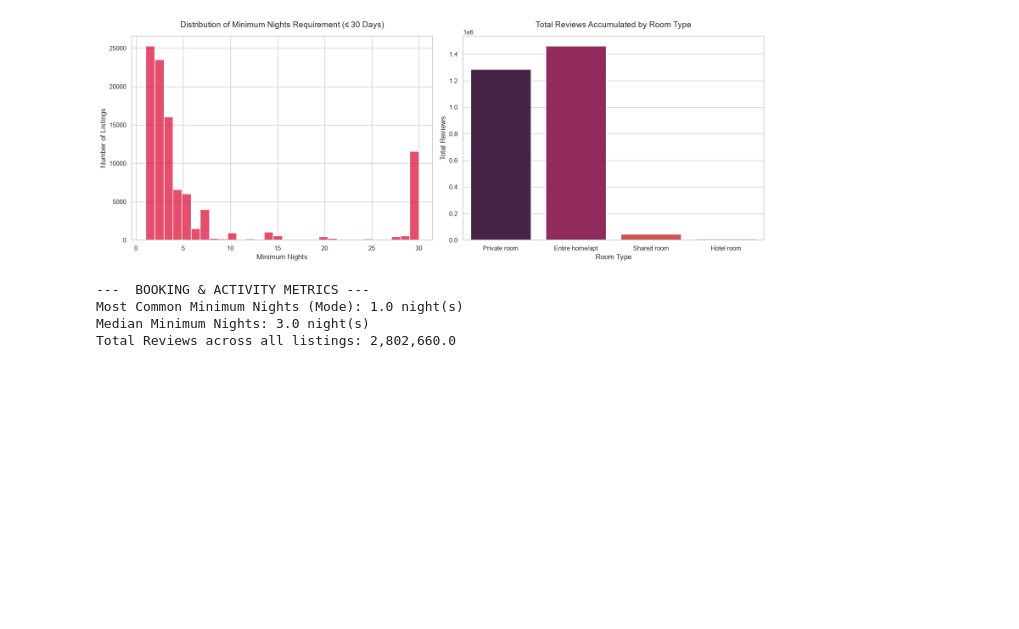
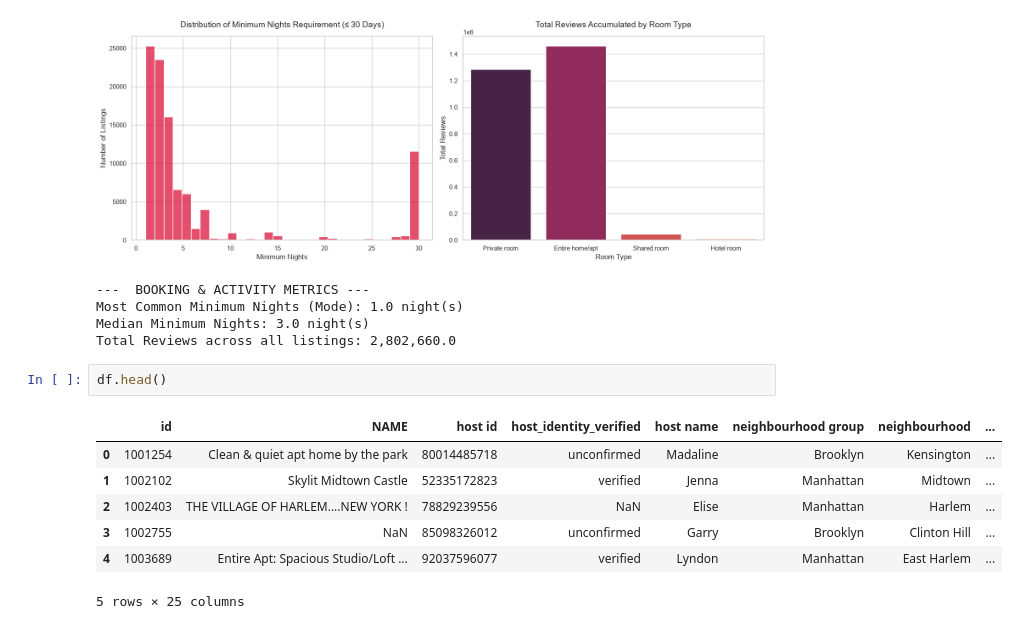
Before and after one commit to abhayadevmb/nyc-airbnb-analytics, a Jupyter notebook: notebooks/eda.ipynb, the cells around one changed output. Drawn from its saved outputs; the diff is of its cells as text; blank space fills up the shorter version.

```diff
--- a/notebooks/eda.ipynb
+++ b/notebooks/eda.ipynb
@@ -152,3 +152,13 @@ print(f"Total Reviews across all listings: {df['number of reviews'].sum():,}")
 Most Common Minimum Nights (Mode): 1.0 night(s)
 Median Minimum Nights: 3.0 night(s)
 Total Reviews across all listings: 2,802,660.0
+# %%
+df.head()
+# %% [output]
+|  | id | NAME | host id | host_identity_verified | host name | neighbourhood group | neighbourhood | ... |
+| 0 | 1001254 | Clean & quiet apt home by the park | 80014485718 | unconfirmed | Madaline | Brooklyn | Kensington | ... |
+| 1 | 1002102 | Skylit Midtown Castle | 52335172823 | verified | Jenna | Manhattan | Midtown | ... |
+| 2 | 1002403 | THE VILLAGE OF HARLEM....NEW YORK ! | 78829239556 | NaN | Elise | Manhattan | Harlem | ... |
+| 3 | 1002755 | NaN | 85098326012 | unconfirmed | Garry | Brooklyn | Clinton Hill | ... |
+| 4 | 1003689 | Entire Apt: Spacious Studio/Loft ... | 92037596077 | verified | Lyndon | Manhattan | East Harlem | ... |
+5 rows × 25 columns
```
Also changed, not shown: parts of 1 cell of this notebook, 5 other files.
